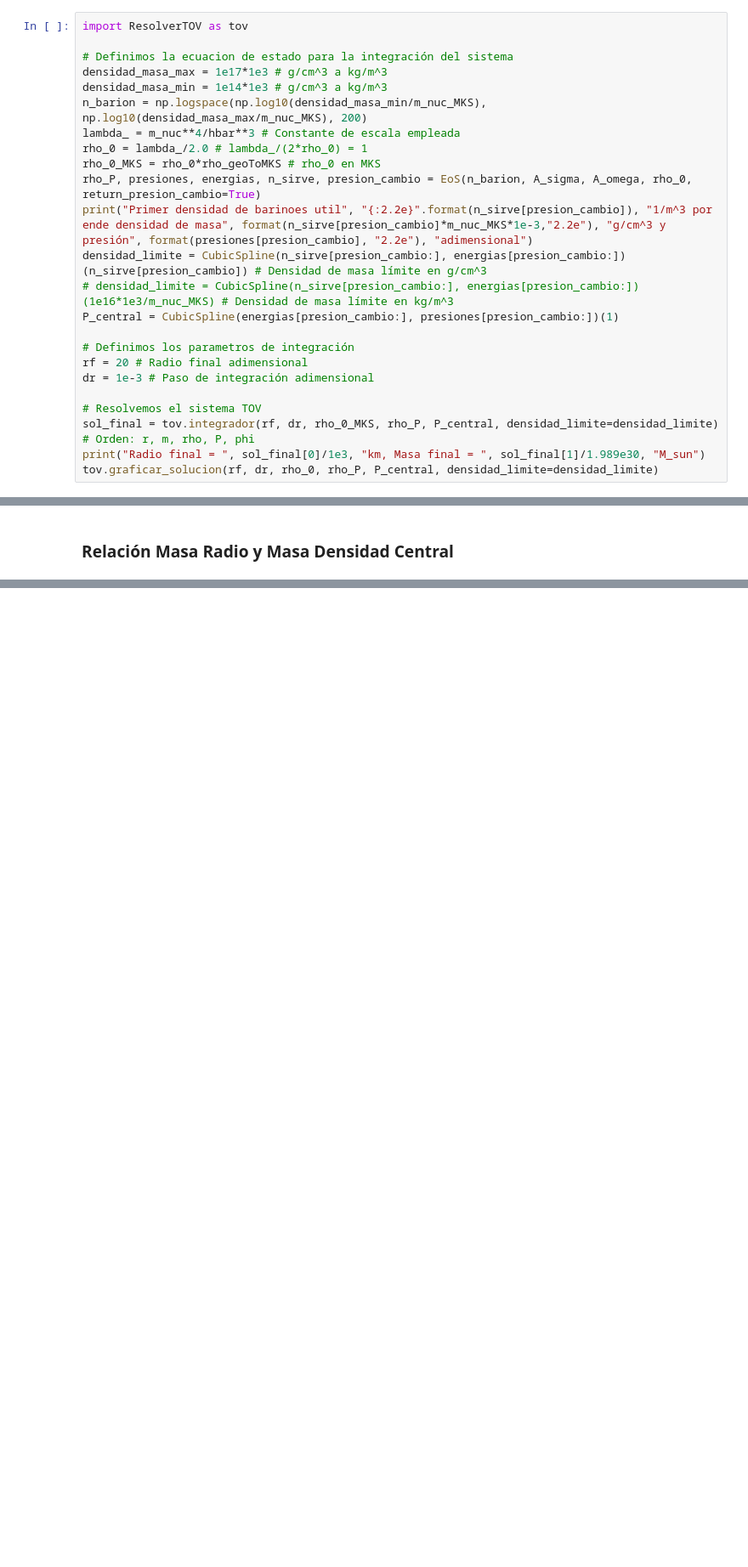
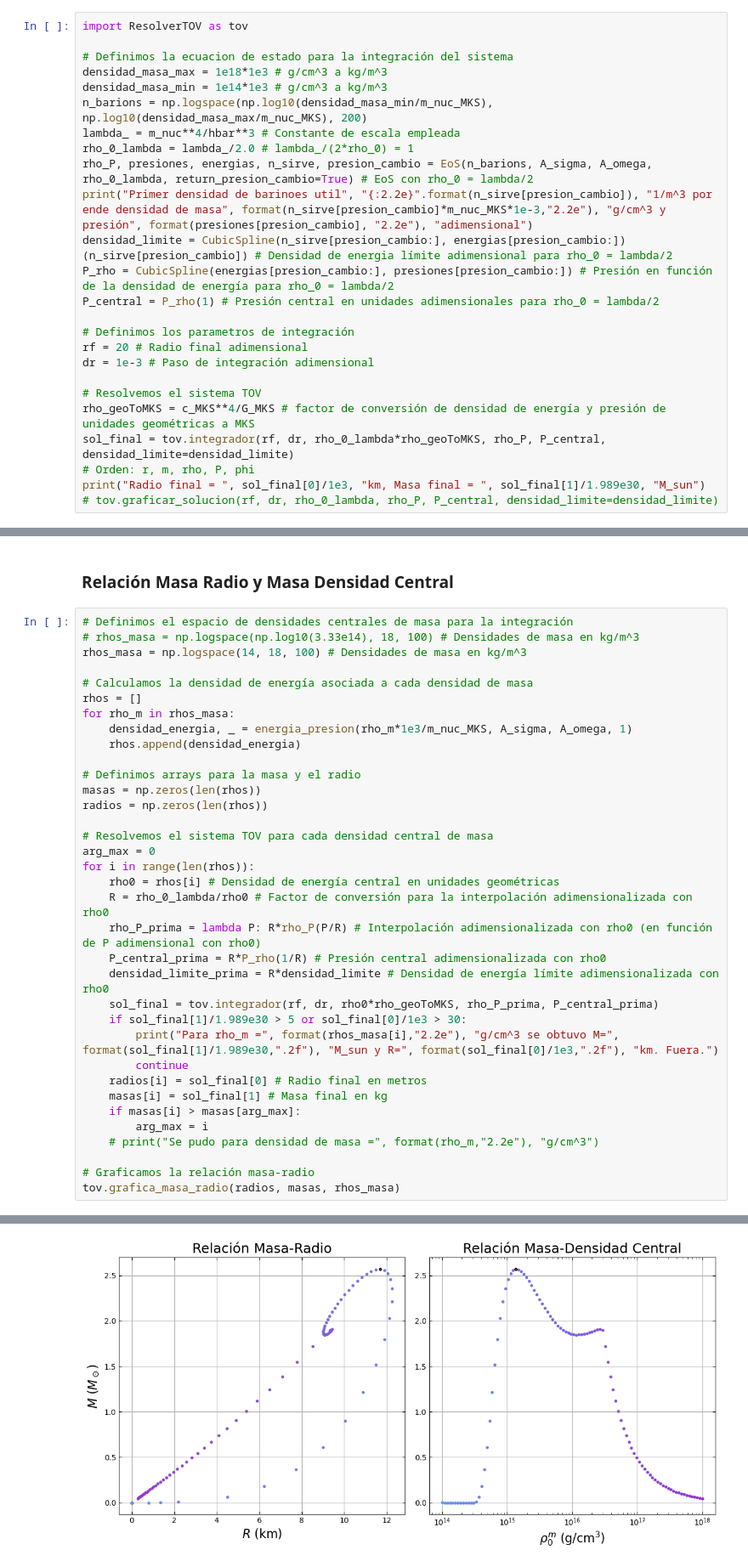
Before and after one commit to Vendetta0462/CalculosSimulaciones, a Jupyter notebook: NS_Structure/modelo_sigma-omega.ipynb, the cells around one changed output, grey strips where cells are left out. Shown at 85% size. Saved outputs shown, nothing was run; the diff lists cells and outputs as text; blank space fills up the shorter version.

```diff
--- a/NS_Structure/modelo_sigma-omega.ipynb
+++ b/NS_Structure/modelo_sigma-omega.ipynb
@@ -294,25 +294,25 @@ plt.show()
 import ResolverTOV as tov
 
 # Definimos la ecuacion de estado para la integración del sistema
-densidad_masa_max = 1e17*1e3 # g/cm^3 a kg/m^3
+densidad_masa_max = 1e18*1e3 # g/cm^3 a kg/m^3
 densidad_masa_min = 1e14*1e3 # g/cm^3 a kg/m^3
-n_barion = np.logspace(np.log10(densidad_masa_min/m_nuc_MKS), np.log10(densidad_masa_max/m_nuc_MKS), 200)
+n_barions = np.logspace(np.log10(densidad_masa_min/m_nuc_MKS), np.log10(densidad_masa_max/m_nuc_MKS), 200)
 lambda_ = m_nuc**4/hbar**3 # Constante de escala empleada
-rho_0 = lambda_/2.0 # lambda_/(2*rho_0) = 1
-rho_0_MKS = rho_0*rho_geoToMKS # rho_0 en MKS
-rho_P, presiones, energias, n_sirve, presion_cambio = EoS(n_barion, A_sigma, A_omega, rho_0, return_presion_cambio=True)
+rho_0_lambda = lambda_/2.0 # lambda_/(2*rho_0) = 1
+rho_P, presiones, energias, n_sirve, presion_cambio = EoS(n_barions, A_sigma, A_omega, rho_0_lambda, return_presion_cambio=True) # EoS con rho_0 = lambda/2
 print("Primer densidad de barinoes util", "{:2.2e}".format(n_sirve[presion_cambio]), "1/m^3 por ende densidad de masa", format(n_sirve[presion_cambio]*m_nuc_MKS*1e-3,"2.2e"), "g/cm^3 y presión", format(presiones[presion_cambio], "2.2e"), "adimensional")
-densidad_limite = CubicSpline(n_sirve[presion_cambio:], energias[presion_cambio:])(n_sirve[presion_cambio]) # Densidad de masa límite en g/cm^3
-# densidad_limite = CubicSpline(n_sirve[presion_cambio:], energias[presion_cambio:])(1e16*1e3/m_nuc_MKS) # Densidad de masa límite en kg/m^3
-P_central = CubicSpline(energias[presion_cambio:], presiones[presion_cambio:])(1)
+densidad_limite = CubicSpline(n_sirve[presion_cambio:], energias[presion_cambio:])(n_sirve[presion_cambio]) # Densidad de energia límite adimensional para rho_0 = lambda/2
+P_rho = CubicSpline(energias[presion_cambio:], presiones[presion_cambio:]) # Presión en función de la densidad de energía para rho_0 = lambda/2
+P_central = P_rho(1) # Presión central en unidades adimensionales para rho_0 = lambda/2
 
 # Definimos los parametros de integración
 rf = 20 # Radio final adimensional
 dr = 1e-3 # Paso de integración adimensional
 
 # Resolvemos el sistema TOV
-sol_final = tov.integrador(rf, dr, rho_0_MKS, rho_P, P_central, densidad_limite=densidad_limite)
+rho_geoToMKS = c_MKS**4/G_MKS # factor de conversión de densidad de energía y presión de unidades geométricas a MKS
+sol_final = tov.integrador(rf, dr, rho_0_lambda*rho_geoToMKS, rho_P, P_central, densidad_limite=densidad_limite)
 # Orden: r, m, rho, P, phi
 print("Radio final = ", sol_final[0]/1e3, "km, Masa final = ", sol_final[1]/1.989e30, "M_sun")
-tov.graficar_solucion(rf, dr, rho_0, rho_P, P_central, densidad_limite=densidad_limite)
+# tov.graficar_solucion(rf, dr, rho_0_lambda, rho_P, P_central, densidad_limite=densidad_limite)
 # %% [output]
@@ -322,2 +321,38 @@ Radio final =  9.109401015205382 km, Masa final =  1.8467486658101964 M_sun
 # %% [markdown]
 ### Relación Masa Radio y Masa Densidad Central
+# %%
+# Definimos el espacio de densidades centrales de masa para la integración
+# rhos_masa = np.logspace(np.log10(3.33e14), 18, 100) # Densidades de masa en kg/m^3
+rhos_masa = np.logspace(14, 18, 100) # Densidades de masa en kg/m^3
+
+# Calculamos la densidad de energía asociada a cada densidad de masa
+rhos = []
+for rho_m in rhos_masa:
+    densidad_energia, _ = energia_presion(rho_m*1e3/m_nuc_MKS, A_sigma, A_omega, 1)
+    rhos.append(densidad_energia)
+
+# Definimos arrays para la masa y el radio
+masas = np.zeros(len(rhos))
+radios = np.zeros(len(rhos))
+
+# Resolvemos el sistema TOV para cada densidad central de masa
+arg_max = 0
+for i in range(len(rhos)):
+    rho0 = rhos[i] # Densidad de energía central en unidades geométricas
+    R = rho_0_lambda/rho0 # Factor de conversión para la interpolación adimensionalizada con rho0
+    rho_P_prima = lambda P: R*rho_P(P/R) # Interpolación adimensionalizada con rho0 (en función de P adimensional con rho0)
+    P_central_prima = R*P_rho(1/R) # Presión central adimensionalizada con rho0
+    densidad_limite_prima = R*densidad_limite # Densidad de energía límite adimensionalizada con rho0
+    sol_final = tov.integrador(rf, dr, rho0*rho_geoToMKS, rho_P_prima, P_central_prima)
+    if sol_final[1]/1.989e30 > 5 or sol_final[0]/1e3 > 30:
+        print("Para rho_m =", format(rhos_masa[i],"2.2e"), "g/cm^3 se obtuvo M=", format(sol_final[1]/1.989e30,".2f"), "M_sun y R=", format(sol_final[0]/1e3,".2f"), "km. Fuera.")
+        continue
+    radios[i] = sol_final[0] # Radio final en metros
+    masas[i] = sol_final[1] # Masa final en kg
+    if masas[i] > masas[arg_max]:
+        arg_max = i
+    # print("Se pudo para densidad de masa =", format(rho_m,"2.2e"), "g/cm^3")
+
+# Graficamos la relación masa-radio
+tov.grafica_masa_radio(radios, masas, rhos_masa)
+# %% [output]
@@ -324 +371,2 @@ Radio final =  9.109401015205382 km, Masa final =  1.8467486658101964 M_sun
+[figure, added]
 # %% [markdown]
```
Also changed, not shown: parts of 10 cells of this notebook.
